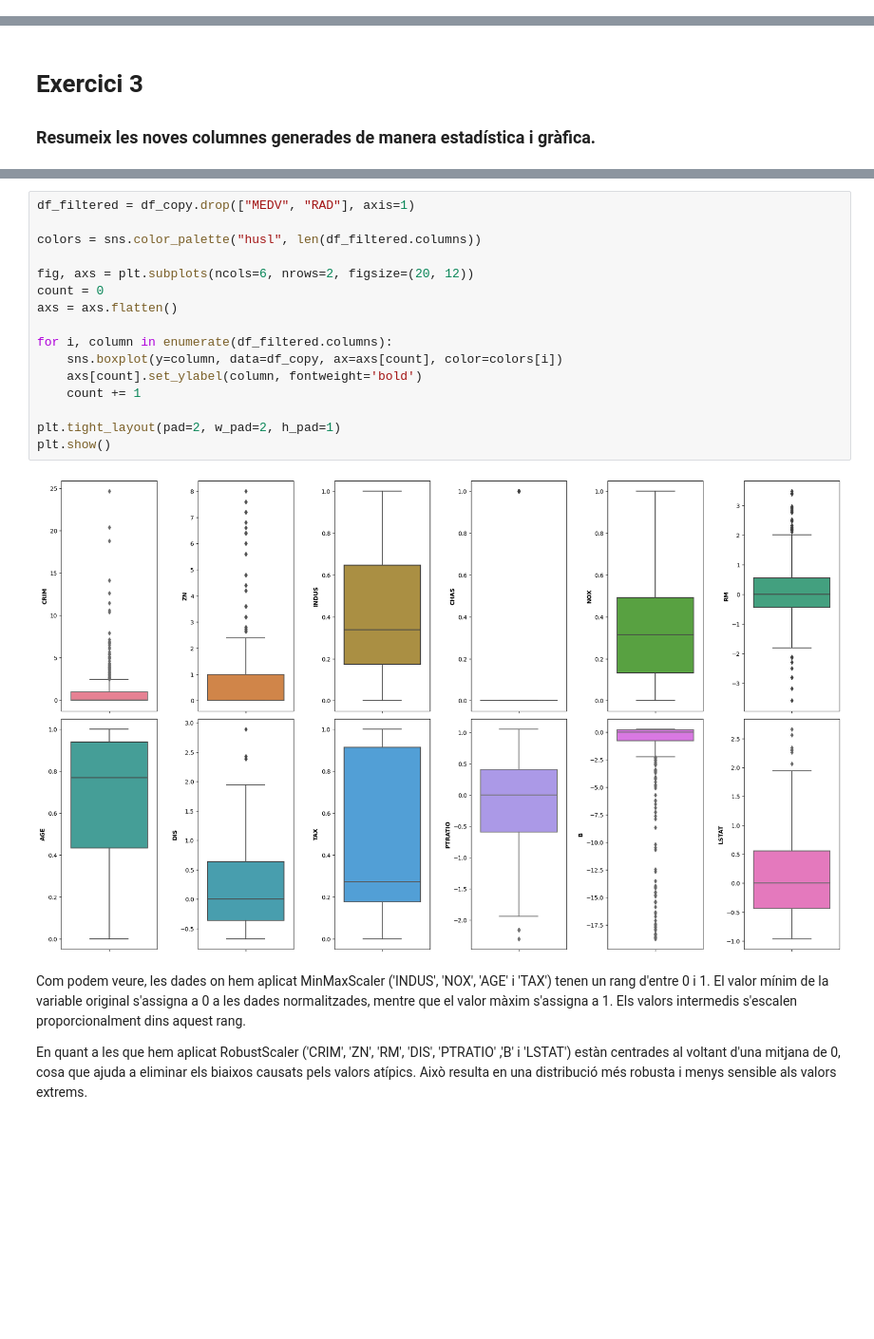
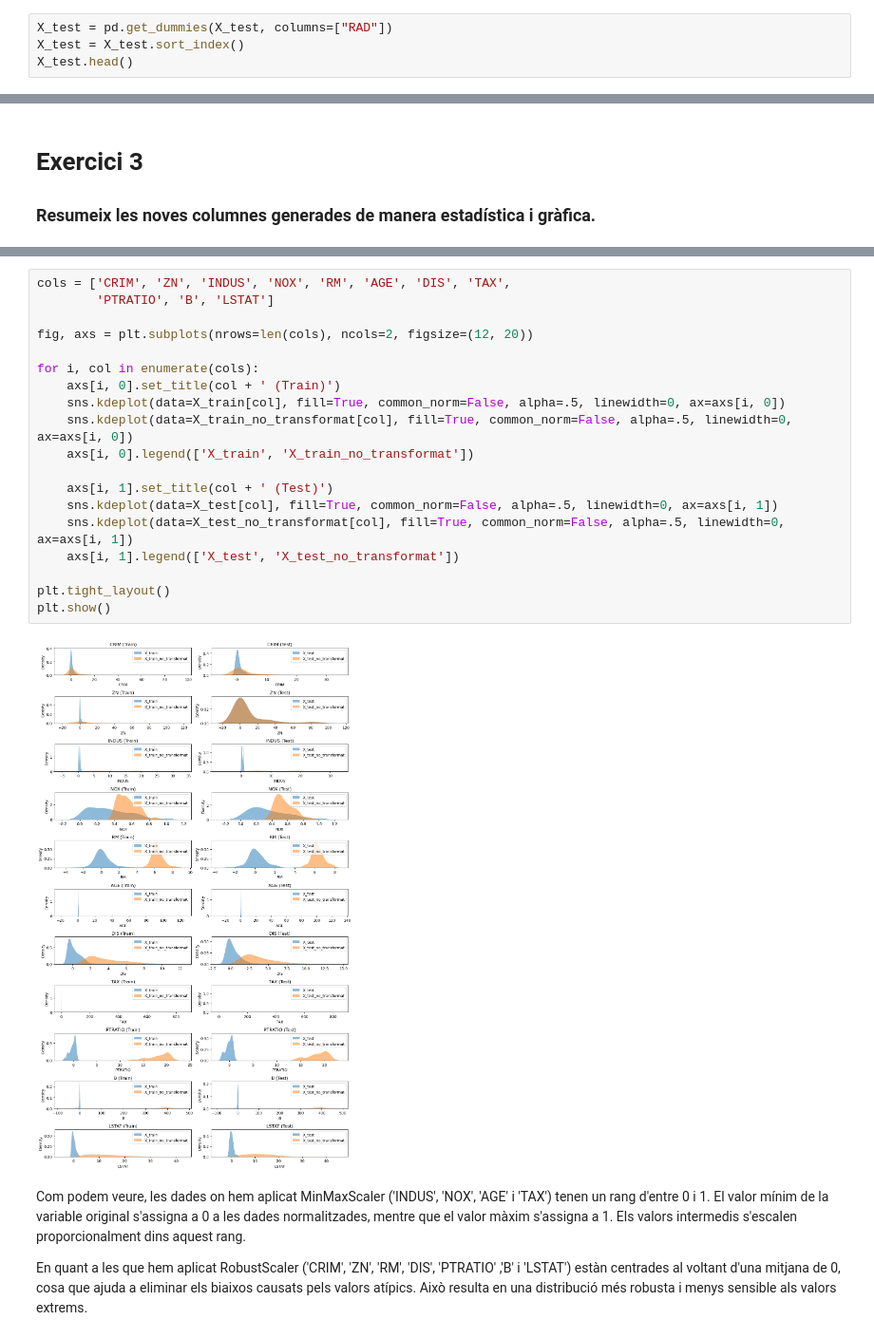
Before and after one commit to JO-VL/SkLearn_Train_Test, a Jupyter notebook: M5 T02.ipynb, the cells around one changed output, grey strips where cells are left out. Shown: that part at 95% size. Saved outputs shown, nothing was run; the diff lists cells and outputs as text; blank space fills up the shorter version.

```diff
--- a/M5 T02.ipynb
+++ b/M5 T02.ipynb
@@ -324,0 +369,4 @@ df_copy_2.head()
+# %%
+X_test = pd.get_dummies(X_test, columns=["RAD"])
+X_test = X_test.sort_index()
+X_test.head()
@@ -344,21 +400,24 @@ Fem un altre boxplot amb totes les variables on hem aplicat RobustScaler o MinMa
-# %%
-df_filtered = df_copy.drop(["MEDV", "RAD"], axis=1)
-
-colors = sns.color_palette("husl", len(df_filtered.columns))
-
-fig, axs = plt.subplots(ncols=6, nrows=2, figsize=(20, 12))
-count = 0
-axs = axs.flatten()
-
-for i, column in enumerate(df_filtered.columns):
-    sns.boxplot(y=column, data=df_copy, ax=axs[count], color=colors[i])
-    axs[count].set_ylabel(column, fontweight='bold')
-    count += 1
-
-plt.tight_layout(pad=2, w_pad=2, h_pad=1)
-plt.show()
-# %% [output]
-[figure, removed]
+# %%
+cols = ['CRIM', 'ZN', 'INDUS', 'NOX', 'RM', 'AGE', 'DIS', 'TAX',
+        'PTRATIO', 'B', 'LSTAT']
+
+fig, axs = plt.subplots(nrows=len(cols), ncols=2, figsize=(12, 20))
+
+for i, col in enumerate(cols):
+    axs[i, 0].set_title(col + ' (Train)')
+    sns.kdeplot(data=X_train[col], fill=True, common_norm=False, alpha=.5, linewidth=0, ax=axs[i, 0])
+    sns.kdeplot(data=X_train_no_transformat[col], fill=True, common_norm=False, alpha=.5, linewidth=0, ax=axs[i, 0])
+    axs[i, 0].legend(['X_train', 'X_train_no_transformat'])
+
+    axs[i, 1].set_title(col + ' (Test)')
+    sns.kdeplot(data=X_test[col], fill=True, common_norm=False, alpha=.5, linewidth=0, ax=axs[i, 1])
+    sns.kdeplot(data=X_test_no_transformat[col], fill=True, common_norm=False, alpha=.5, linewidth=0, ax=axs[i, 1])
+    axs[i, 1].legend(['X_test', 'X_test_no_transformat'])
+
+plt.tight_layout()
+plt.show()
+# %% [output]
+[figure, added]
 # %% [markdown]
 Com podem veure, les dades on hem aplicat MinMaxScaler ('INDUS', 'NOX', 'AGE' i 'TAX') tenen un rang d'entre 0 i 1. El valor mínim de la variable original s'assigna a 0 a les dades normalitzades, mentre que el valor màxim s'assigna a 1. Els valors intermedis s'escalen proporcionalment dins aquest rang.
 
```
Also changed, not shown: parts of 19 cells of this notebook.
